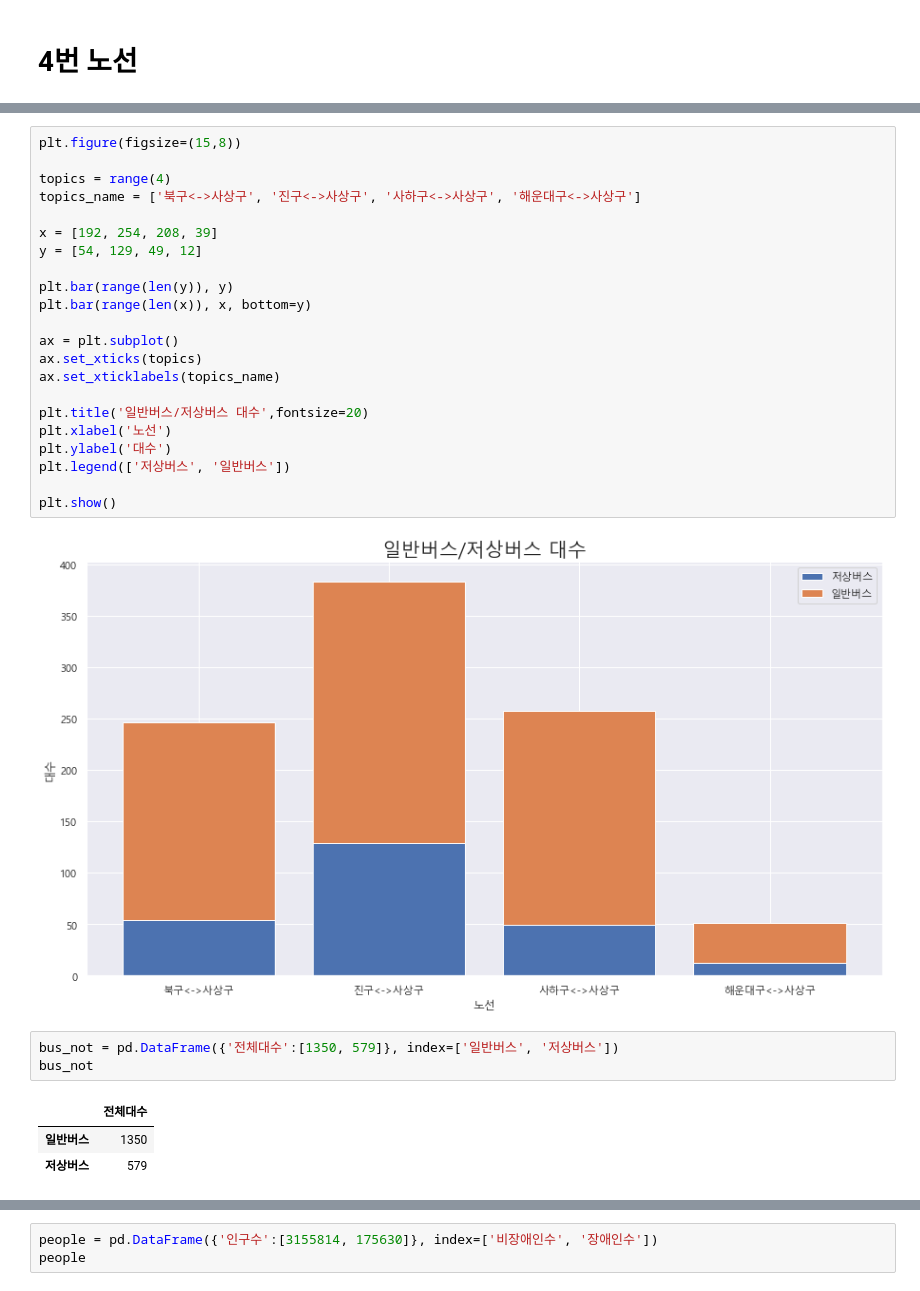
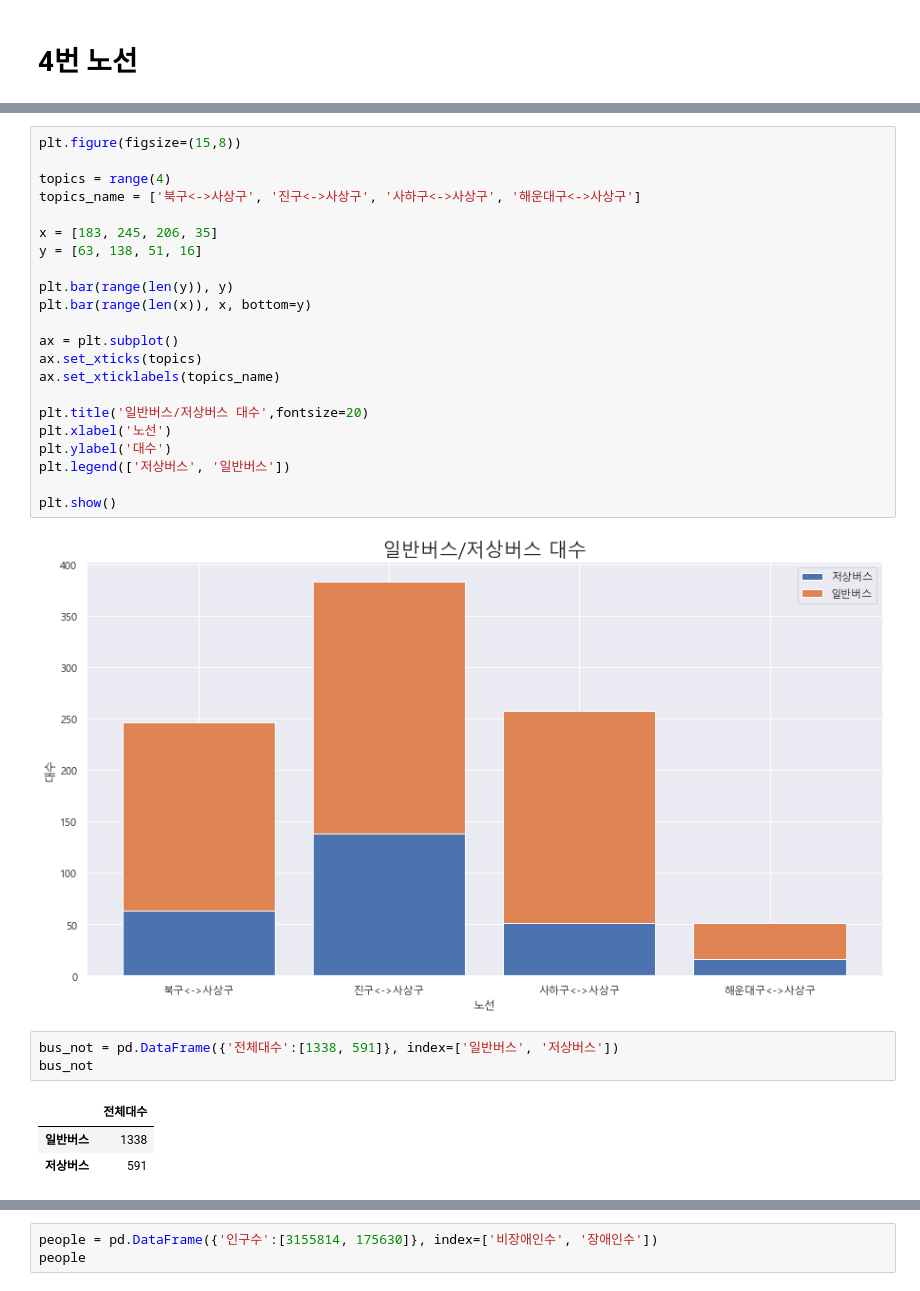
Before and after one commit to WithU-Bus/WithU-Bus, a Jupyter notebook: 비율.ipynb, the cells around one changed output, grey strips where cells are left out. Cells and saved outputs as stored; diff of their text form.

```diff
--- a/비율.ipynb
+++ b/비율.ipynb
@@ -111,34 +111,34 @@ plt.show()
 # %%
 plt.figure(figsize=(15,8))
 
 topics = range(4)
 topics_name = ['북구<->사상구', '진구<->사상구', '사하구<->사상구', '해운대구<->사상구']
 
-x = [192, 254, 208, 39]
-y = [54, 129, 49, 12]
+x = [183, 245, 206, 35]
+y = [63, 138, 51, 16]
 
 plt.bar(range(len(y)), y)
 plt.bar(range(len(x)), x, bottom=y)
 
 ax = plt.subplot()
 ax.set_xticks(topics)
 ax.set_xticklabels(topics_name)
 
 plt.title('일반버스/저상버스 대수',fontsize=20)
 plt.xlabel('노선')
 plt.ylabel('대수')
 plt.legend(['저상버스', '일반버스'])
 
 plt.show()
 # %% [output]
-[figure, old version]
+[figure, new version]
 # %%
-bus_not = pd.DataFrame({'전체대수':[1350, 579]}, index=['일반버스', '저상버스'])
+bus_not = pd.DataFrame({'전체대수':[1338, 591]}, index=['일반버스', '저상버스'])
 bus_not
 # %% [output]
 |  | 전체대수 |
-| 일반버스 | 1350 |
-| 저상버스 | 579 |
+| 일반버스 | 1338 |
+| 저상버스 | 591 |
 # %%
 plt.figure(figsize=(15,8))
 size = bus_not['전체대수']
```
Also changed, not shown: parts of 8 cells of this notebook.
